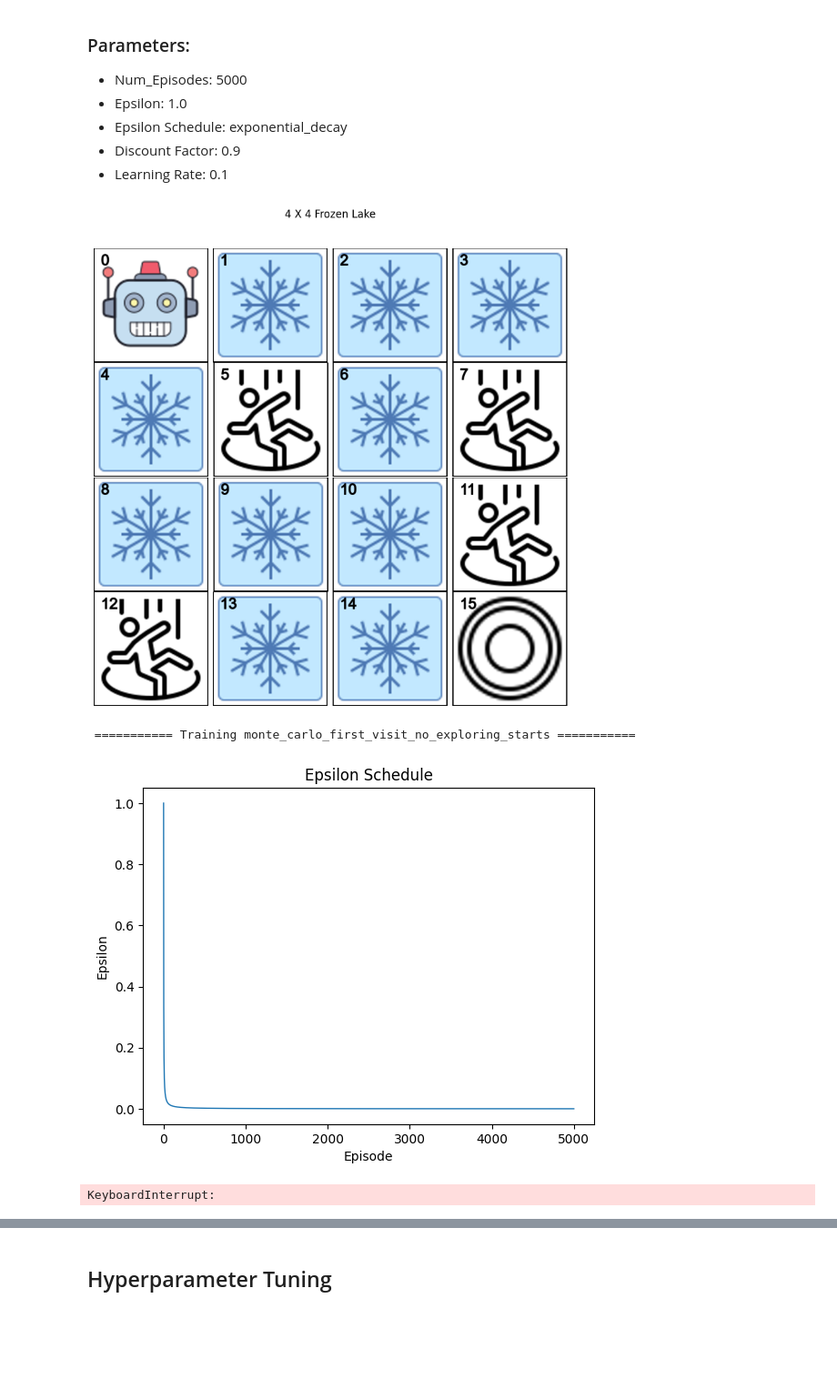
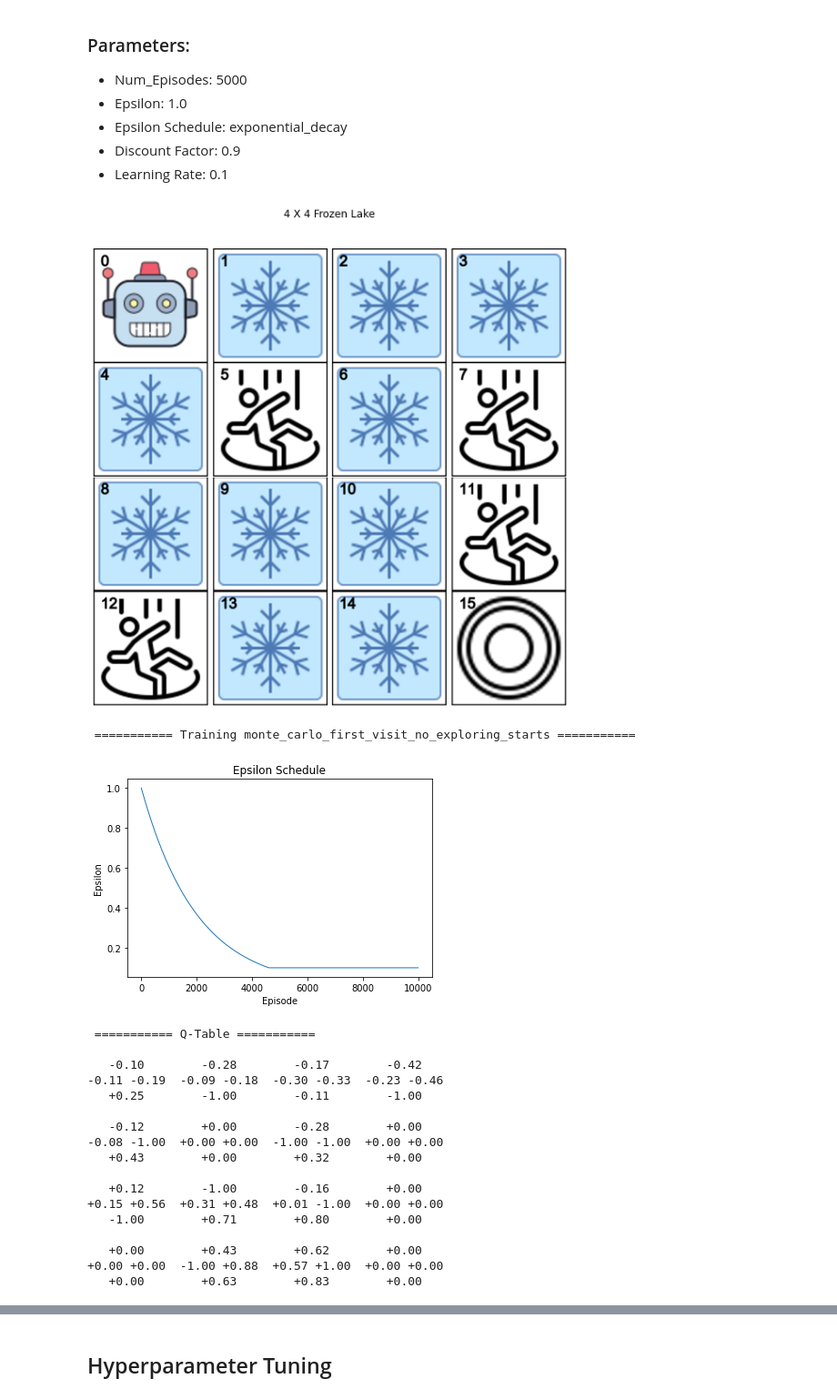
Before and after one commit to ngzhili/FrozenLake-Reinforcement-Learning, a Jupyter notebook: A0201748H_ME5406_Project1_Code.ipynb, the cells around one changed output, grey strips where cells are left out. Shown at 91% size. Saved outputs shown, nothing was run; the diff lists cells and outputs as text; code cells hidden in the pictures; blank space fills up the shorter version.

```diff
--- a/A0201748H_ME5406_Project1_Code.ipynb
+++ b/A0201748H_ME5406_Project1_Code.ipynb
@@ -1203,7 +1175,8 @@ combined_total_reward_list = []
 combined_policy_diff_list = []
 combined_cumulative_reward_list = []
 combined_goal_percentage_reached_dict = []
-
+combined_q_sae_list=[]
+combined_total_exploitation_list=[]
 discount_factor = 0.9
 num_episodes=1000
 epsilon_schedule='constant'
@@ -1212,8 +1185,8 @@ learning_rate = 0.1
 
 for algorithm in algorithm_list:
     if algorithm == "monte_carlo_first_visit_no_exploring_starts":
-        total_reward_list, cumulative_reward_list, \
-        policy_diff_list, goal_percentage_reached_dict = env.train(algorithm=algorithm,
+        total_reward_list, cumulative_reward_list, policy_diff_list, \
+        goal_percentage_reached_dict, q_sae_list, total_exploitation_list = env.train(algorithm=algorithm,
                                                                     num_episodes=num_episodes,
                                                                     epsilon_schedule=epsilon_schedule,
                                                                     epsilon=epsilon,
@@ -1223,8 +1196,8 @@ for algorithm in algorithm_list:
                                                                     print_q_table=True,
                                                                     plot_graph=True)
     else:
-        total_reward_list, cumulative_reward_list, \
-            policy_diff_list, goal_percentage_reached_dict = env.train(algorithm=algorithm,
+        total_reward_list, cumulative_reward_list, policy_diff_list, \
+        goal_percentage_reached_dict, q_sae_list, total_exploitation_list = env.train(algorithm=algorithm,
                                                                         num_episodes=num_episodes,
                                                                         epsilon_schedule=epsilon_schedule,
                                                                         epsilon=epsilon,
@@ -1237,4 +1210,6 @@ for algorithm in algorithm_list:
     combined_cumulative_reward_list.append(cumulative_reward_list)
     combined_policy_diff_list.append(policy_diff_list)
     combined_goal_percentage_reached_dict.append(goal_percentage_reached_dict)
+    combined_q_sae_list.append(q_sae_list)
+    combined_total_exploitation_list.append(total_exploitation_list)
 # %% [output]
@@ -1314,55 +1290,72 @@ plot_combined_performance_graphs(combined_cumulative_reward_list, combined_polic
 - Learning Rate: 0.1
 # %%
 env = FrozenLake(lake_type = 'original', start_coord = [0,0], frisbee_coord = [3,3])
-# env = FrozenLake(lake_type = 'custom', start_coord = [0,0], frisbee_coord = [9,9], hole_fraction=0.25)
 
 algorithm_list = ["monte_carlo_first_visit_no_exploring_starts", "sarsa","qlearning"]
 combined_total_reward_list = []
 combined_policy_diff_list = []
 combined_cumulative_reward_list = []
 combined_goal_percentage_reached_dict = []
+combined_q_sae_list = []
+combined_total_exploitation_list=[]
 
-num_episodes = 5000
-epsilon = 0.1
-epsilon_schedule = 'inverse' #'constant' #'interval' #'linear_drop' #'interval' #'exponential_decay'
-epsilon_decay = 0.99975
+num_episodes = 10000
+epsilon = 1
+epsilon_schedule = 'exponential_decay' #'inverse' #'interval'#'exponential_decay' #'inverse' #'constant' # # #'exponential_decay'
+epsilon_decay = 0.9995
 discount_factor = 0.9
 learning_rate = 0.1
-epsilon_interval={0:1,0.5:0.5,0.9:0.1}
+# epsilon_interval={0:1,0.5:0.5,0.9:0.1}
 
 for algorithm in algorithm_list:
     if algorithm == "monte_carlo_first_visit_no_exploring_starts":
-        total_reward_list, cumulative_reward_list, \
-        policy_diff_list, goal_percentage_reached_dict = env.train(algorithm=algorithm,
+        total_reward_list, cumulative_reward_list, policy_diff_list, \
+        goal_percentage_reached_dict, q_sae_list, total_exploitation_list = env.train(algorithm=algorithm,
                                                                     num_episodes=num_episodes,
                                                                     epsilon_schedule=epsilon_schedule,
                                                                     epsilon=epsilon,
                                                                     epsilon_decay=epsilon_decay,
                                                                     discount_factor=discount_factor,
-                                                                    epsilon_interval=epsilon_interval,
                                                                     show_lake=True,
                                                                     show_greedy_policy=True,
                                                                     print_q_table=True,
                                                                     plot_graph=True)
     else:
-        total_reward_list, cumulative_reward_list, \
-            policy_diff_list, goal_percentage_reached_dict = env.train(algorithm=algorithm,
+        total_reward_list, cumulative_reward_list, policy_diff_list, \
+            goal_percentage_reached_dict, q_sae_list, total_exploitation_list = env.train(algorithm=algorithm,
                                                                         num_episodes=num_episodes,
                                                                         epsilon_schedule=epsilon_schedule,
                                                                         epsilon=epsilon,
                                                                         epsilon_decay=epsilon_decay,
                                                                         discount_factor=discount_factor,
-                                                                        epsilon_interval=epsilon_interval,
                                                                         learning_rate=learning_rate,
                                                                         show_greedy_policy=True,
                                                                         print_q_table=True,
                                                                         plot_graph=True)
     combined_total_reward_list.append(total_reward_list)
     combined_cumulative_reward_list.append(cumulative_reward_list)
     combined_policy_diff_list.append(policy_diff_list)
     combined_goal_percentage_reached_dict.append(goal_percentage_reached_dict)
+    combined_q_sae_list.append(q_sae_list)
+    combined_total_exploitation_list.append(total_exploitation_list)
 # %% [output]
-[figure, old version]
+[figure, new version]
  =========== Training monte_carlo_first_visit_no_exploring_starts ===========
-[figure, old version]
+[figure, new version]
-KeyboardInterrupt:
+ =========== Q-Table ===========
+
+   -0.10        -0.28        -0.17        -0.42
+-0.11 -0.19  -0.09 -0.18  -0.30 -0.33  -0.23 -0.46
+   +0.25        -1.00        -0.11        -1.00
+
+   -0.12        +0.00        -0.28        +0.00
+-0.08 -1.00  +0.00 +0.00  -1.00 -1.00  +0.00 +0.00
+   +0.43        +0.00        +0.32        +0.00
+
+   +0.12        -1.00        -0.16        +0.00
++0.15 +0.56  +0.31 +0.48  +0.01 -1.00  +0.00 +0.00
+   -1.00        +0.71        +0.80        +0.00
+
+   +0.00        +0.43        +0.62        +0.00
++0.00 +0.00  -1.00 +0.88  +0.57 +1.00  +0.00 +0.00
+   +0.00        +0.63        +0.83        +0.00
```
Also changed, not shown: parts of 10 cells of this notebook.
